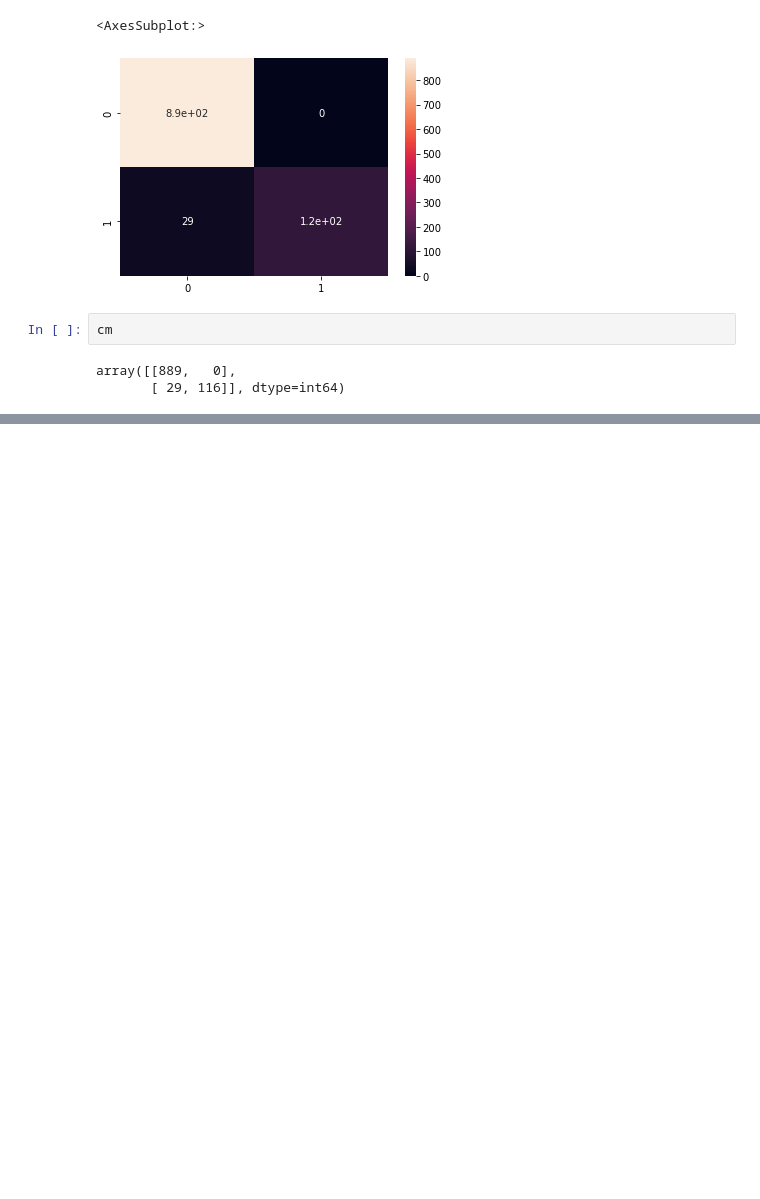
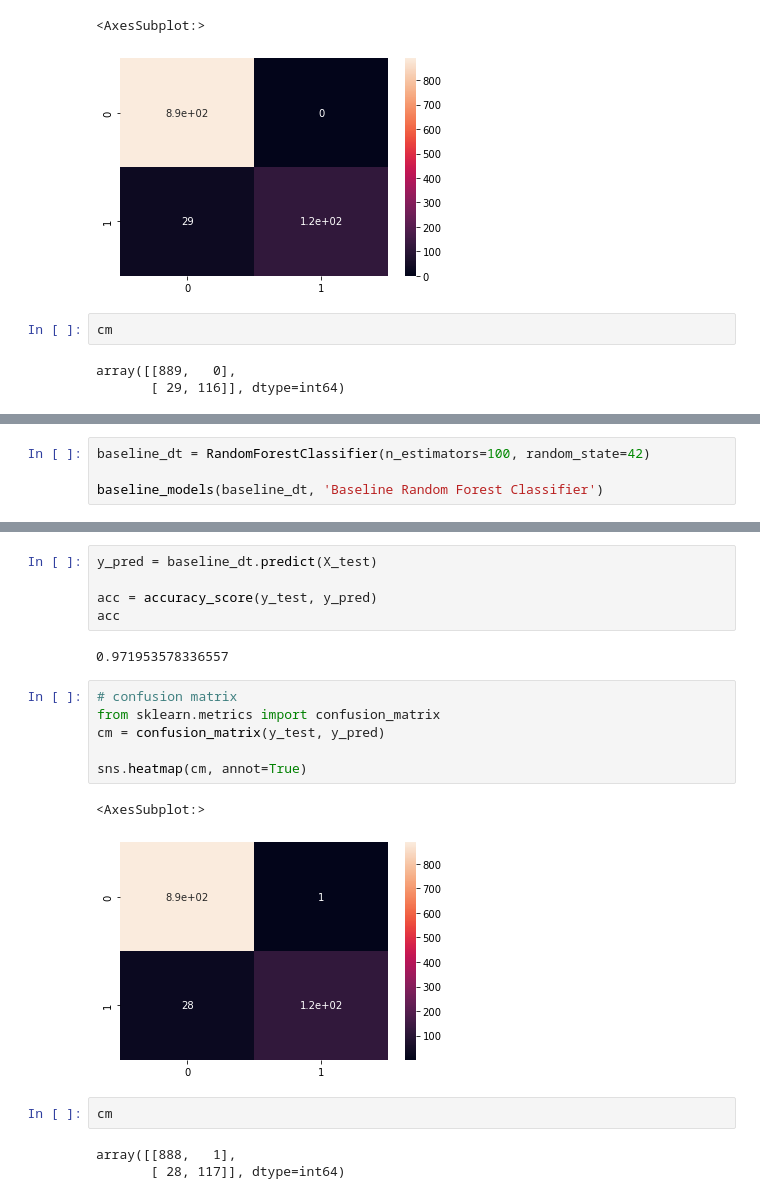
Before and after one commit to NicholusMagak/SMS-Spam-Collection, a Jupyter notebook: Index.ipynb, the cells around one changed output, grey strips where cells are left out. Cells and saved outputs as stored; diff of their text form; blank space fills up the shorter version.

Commit message:
Addition of more model implementations with tuning left

```diff
--- a/Index.ipynb
+++ b/Index.ipynb
@@ -348,0 +361,4 @@ array([[889,   0],
+# %%
+baseline_dt = RandomForestClassifier(n_estimators=100, random_state=42)
+
+baseline_models(baseline_dt, 'Baseline Random Forest Classifier')
@@ -348,0 +385,21 @@ array([[889,   0],
+# %%
+y_pred = baseline_dt.predict(X_test)
+
+acc = accuracy_score(y_test, y_pred)
+acc
+# %% [output]
+0.971953578336557
+# %%
+# confusion matrix
+from sklearn.metrics import confusion_matrix
+cm = confusion_matrix(y_test, y_pred)
+
+sns.heatmap(cm, annot=True)
+# %% [output]
+<AxesSubplot:>
+[figure, added]
+# %%
+cm
+# %% [output]
+array([[888,   1],
+       [ 28, 117]], dtype=int64)
```
Also changed, not shown: parts of 21 cells of this notebook.
